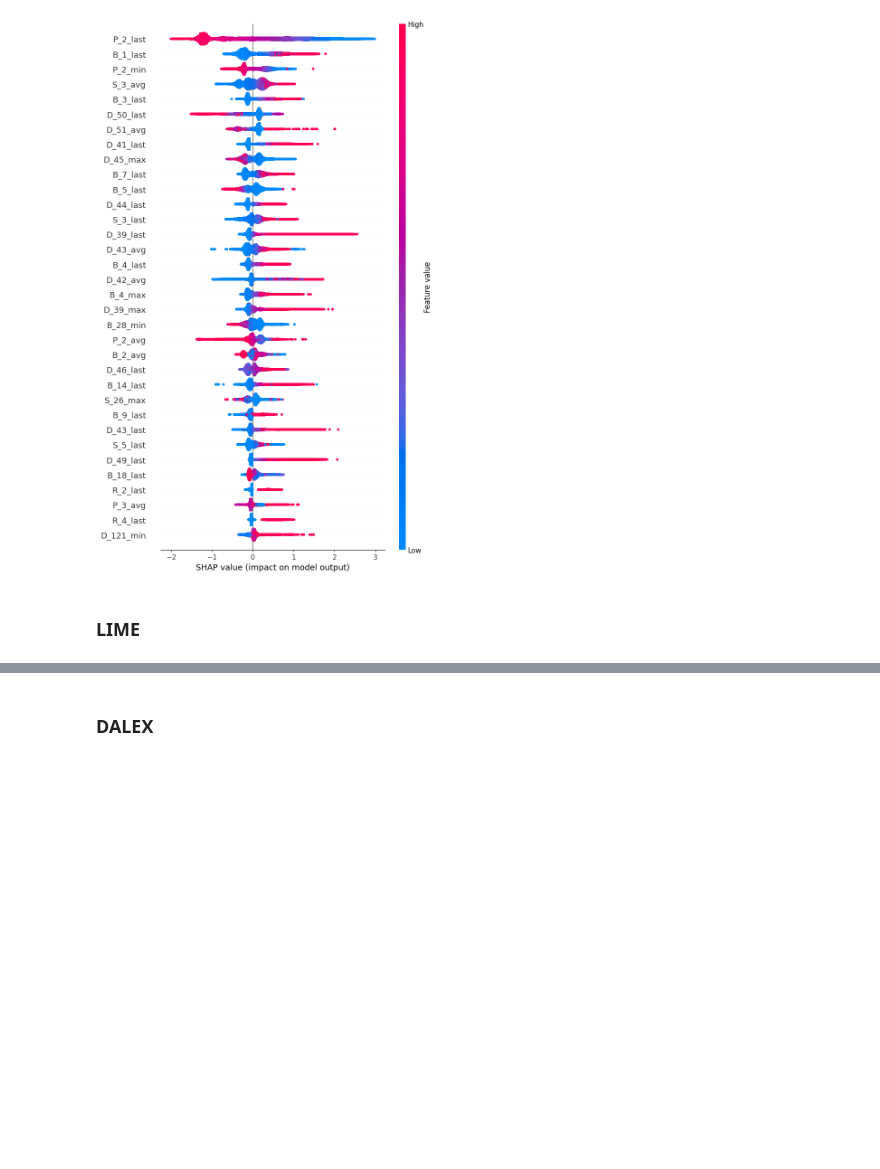
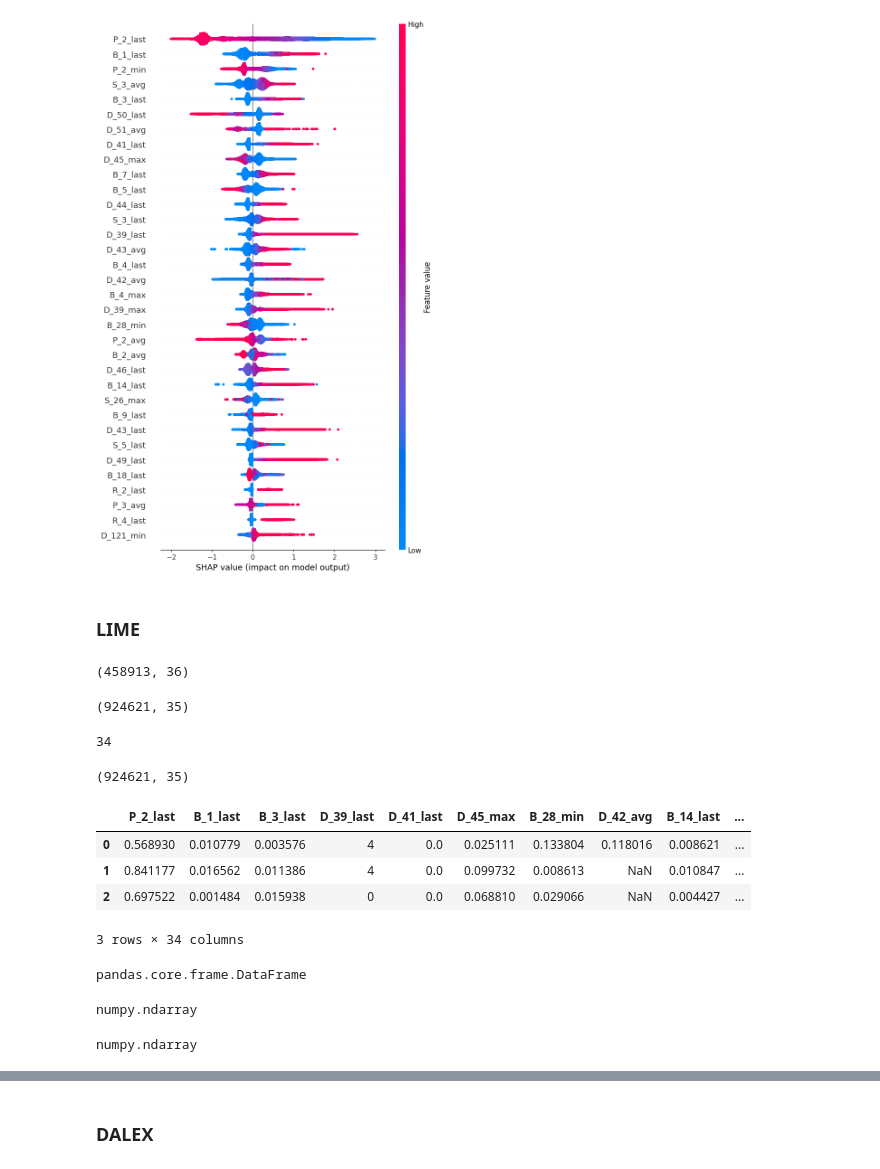
Before and after one commit to korab1ev/amex-default-prediction, a Jupyter notebook: 02. fit_model.ipynb, the cells around one changed output, grey strips where cells are left out. Drawn from its saved outputs; the diff is of its cells as text; code cells hidden in the pictures; blank space fills up the shorter version.

```diff
--- a/02. fit_model.ipynb
+++ b/02. fit_model.ipynb
@@ -269,0 +274,36 @@ shap.plots.beeswarm(explanation, max_display=None)
+# %%
+df_train.shape
+# %% [output]
+(458913, 36)
+# %%
+df_test.shape
+# %% [output]
+(924621, 35)
+# %%
+len(short_list)
+# %% [output]
+34
+# %%
+df_test.shape
+# %% [output]
+(924621, 35)
+# %%
+df_test[short_list].head(3)
+# %% [output]
+|  | P_2_last | B_1_last | B_3_last | D_39_last | D_41_last | D_45_max | B_28_min | D_42_avg | B_14_last | ... |
+| 0 | 0.568930 | 0.010779 | 0.003576 | 4 | 0.0 | 0.025111 | 0.133804 | 0.118016 | 0.008621 | ... |
+| 1 | 0.841177 | 0.016562 | 0.011386 | 4 | 0.0 | 0.099732 | 0.008613 | NaN | 0.010847 | ... |
+| 2 | 0.697522 | 0.001484 | 0.015938 | 0 | 0.0 | 0.068810 | 0.029066 | NaN | 0.004427 | ... |
+3 rows × 34 columns
+# %%
+type(df_train)
+# %% [output]
+pandas.core.frame.DataFrame
+# %%
+type(df_train[short_list].to_numpy())
+# %% [output]
+numpy.ndarray
+# %%
+type(df_train[short_list].values)
+# %% [output]
+numpy.ndarray
```
Also changed, not shown: parts of 10 cells of this notebook, 1 other file.
